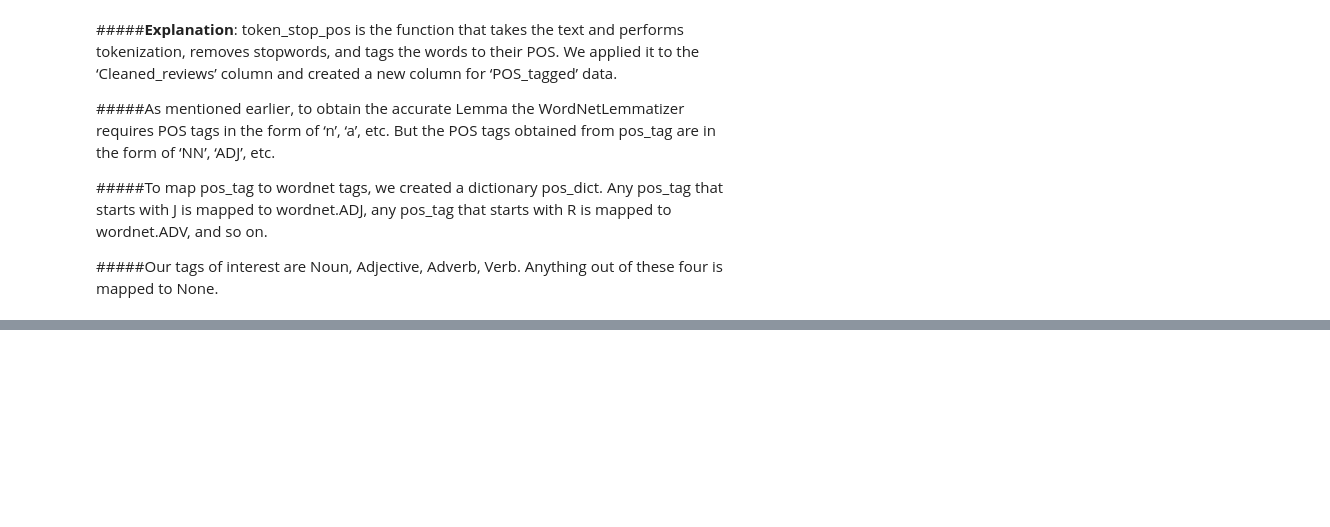
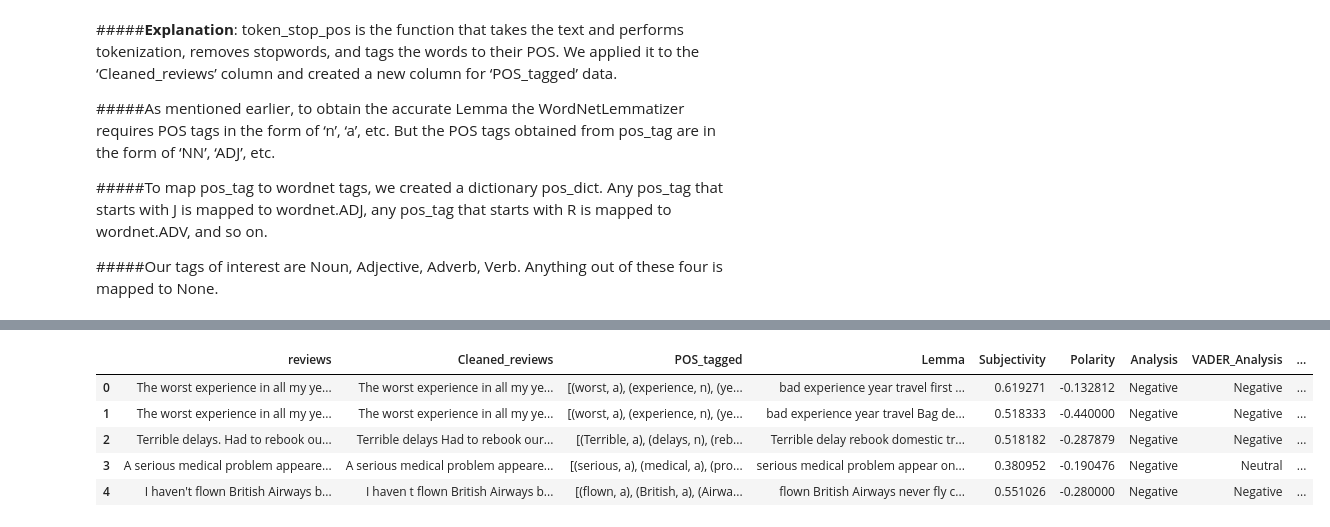
Before and after one commit to mdabushad/British-Airways-Web-Scrapping-and-Predicting-Customer-Buying-Behaviour.ipynb, a Jupyter notebook: British_Airways_Predicting_Customer_Buying_Behaviour.ipynb, the cells around one changed output, grey strips where cells are left out. Saved outputs shown, nothing was run; the diff lists cells and outputs as text; code cells hidden in the pictures; blank space fills up the shorter version.

```diff
--- a/British_Airways_Predicting_Customer_Buying_Behaviour.ipynb
+++ b/British_Airways_Predicting_Customer_Buying_Behaviour.ipynb
@@ -255,0 +349,33 @@ df[["reviews", "Lemma"]]
+# %%
+# Import the necessary libraries
+from nltk.sentiment import SentimentIntensityAnalyzer
+
+# Download the VADER lexicon if not already downloaded
+nltk.download('vader_lexicon')
+
+# Function to perform sentiment analysis using VADER
+def vadersentimentanalysis(review):
+    # Create an instance of the SentimentIntensityAnalyzer
+    analyzer = SentimentIntensityAnalyzer()
+    # Calculate sentiment scores for the review
+    sentiment_scores = analyzer.polarity_scores(review)
+    return sentiment_scores
+
+# Function to classify sentiment based on compound score
+def vader_analysis(scores):
+    # Extract the compound score from the sentiment scores dictionary
+    compound = scores['compound']
+    # Classify sentiment based on the compound score
+    if compound >= 0.5:
+        return 'Positive'
+    elif compound <= -0.5:
+        return 'Negative'
+    else:
+        return 'Neutral'
+
+# Apply sentiment analysis using VADER to the "Lemma" column in the DataFrame
+df["VADER_Analysis"] = df["Lemma"].apply(vadersentimentanalysis).apply(vader_analysis)
+
+# Display the updated DataFrame
+df.head()
+# %% [output]
@@ -255,0 +384,6 @@ df[["reviews", "Lemma"]]
+|  | reviews | Cleaned_reviews | POS_tagged | Lemma | Subjectivity | Polarity | Analysis | VADER_Analysis | ... |
+| 0 | The worst experience in all my ye... | The worst experience in all my ye... | [(worst, a), (experience, n), (ye... | bad experience year travel first ... | 0.619271 | -0.132812 | Negative | Negative | ... |
+| 1 | The worst experience in all my ye... | The worst experience in all my ye... | [(worst, a), (experience, n), (ye... | bad experience year travel Bag de... | 0.518333 | -0.440000 | Negative | Negative | ... |
+| 2 | Terrible delays. Had to rebook ou... | Terrible delays Had to rebook our... | [(Terrible, a), (delays, n), (reb... | Terrible delay rebook domestic tr... | 0.518182 | -0.287879 | Negative | Negative | ... |
+| 3 | A serious medical problem appeare... | A serious medical problem appeare... | [(serious, a), (medical, a), (pro... | serious medical problem appear on... | 0.380952 | -0.190476 | Negative | Neutral | ... |
+| 4 | I haven't flown British Airways b... | I haven t flown British Airways b... | [(flown, a), (British, a), (Airwa... | flown British Airways never fly c... | 0.551026 | -0.280000 | Negative | Negative | ... |
```
Also changed, not shown: parts of 23 cells of this notebook.
